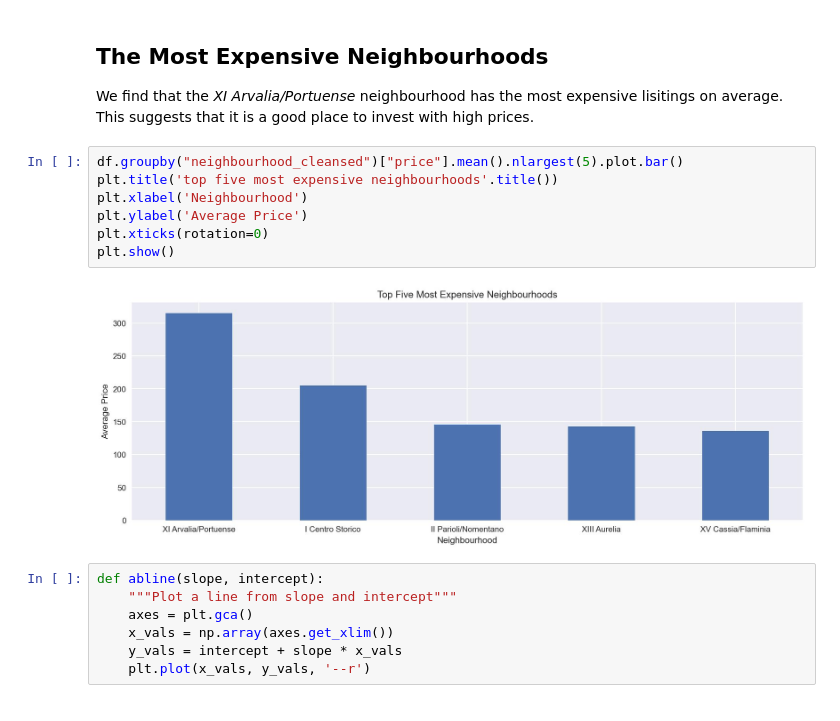
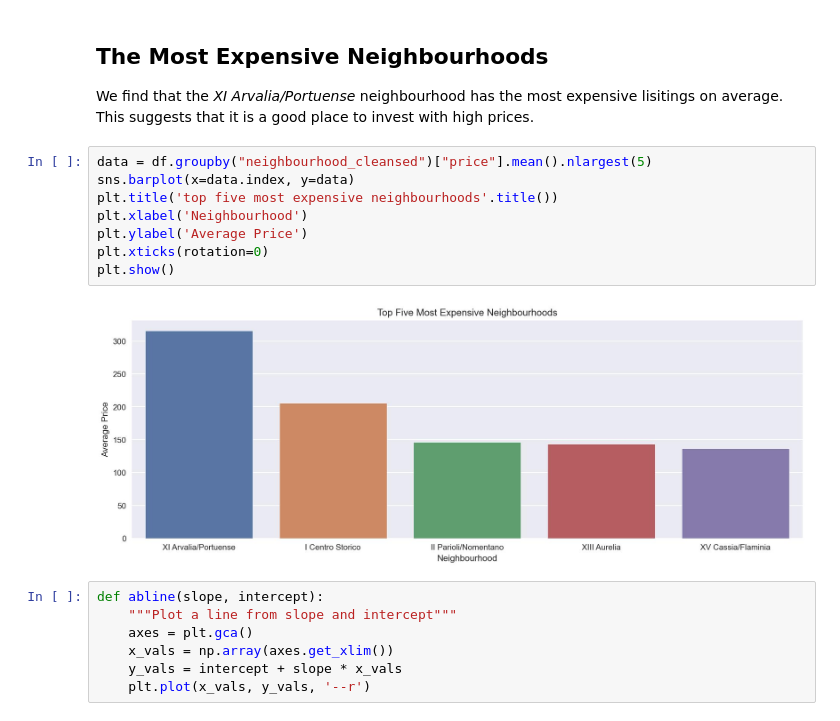
Before and after one commit to mhaln3mi/Airbnb-Rome-EDA, a Jupyter notebook: models.ipynb, the cells around one changed output. Saved outputs shown, nothing was run; the diff lists cells and outputs as text.

Commit message:
use sns plots

```diff
--- a/models.ipynb
+++ b/models.ipynb
@@ -61,14 +61,15 @@ plt.show()
 We find that the *XI Arvalia/Portuense* neighbourhood has the most expensive lisitings on average.
 This suggests that it is a good place to invest with high prices.
 # %%
-df.groupby("neighbourhood_cleansed")["price"].mean().nlargest(5).plot.bar()
+data = df.groupby("neighbourhood_cleansed")["price"].mean().nlargest(5)
+sns.barplot(x=data.index, y=data)
 plt.title('top five most expensive neighbourhoods'.title())
 plt.xlabel('Neighbourhood')
 plt.ylabel('Average Price')
 plt.xticks(rotation=0)
 plt.show()
 # %% [output]
-[figure, old version]
+[figure, new version]
 # %%
 def abline(slope, intercept):
     """Plot a line from slope and intercept"""
```
Also changed, not shown: parts of 4 cells of this notebook.
